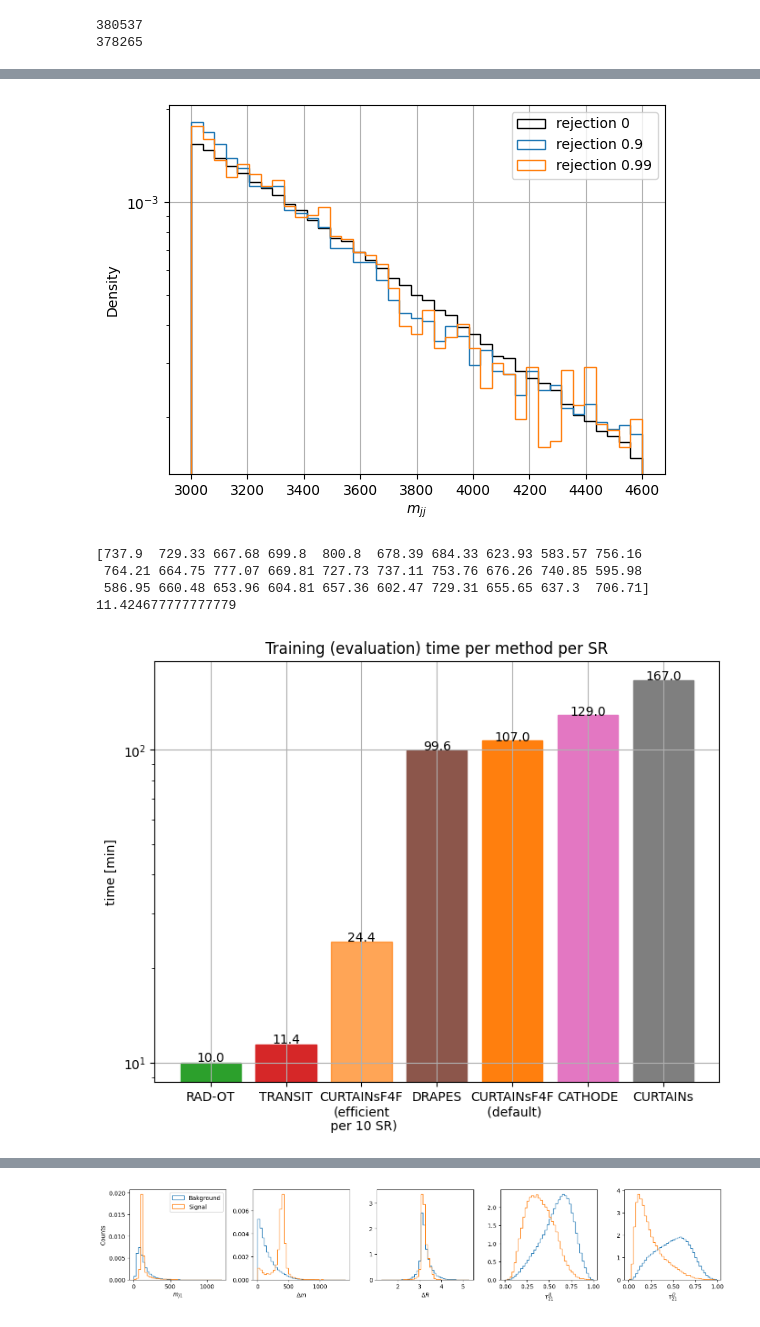
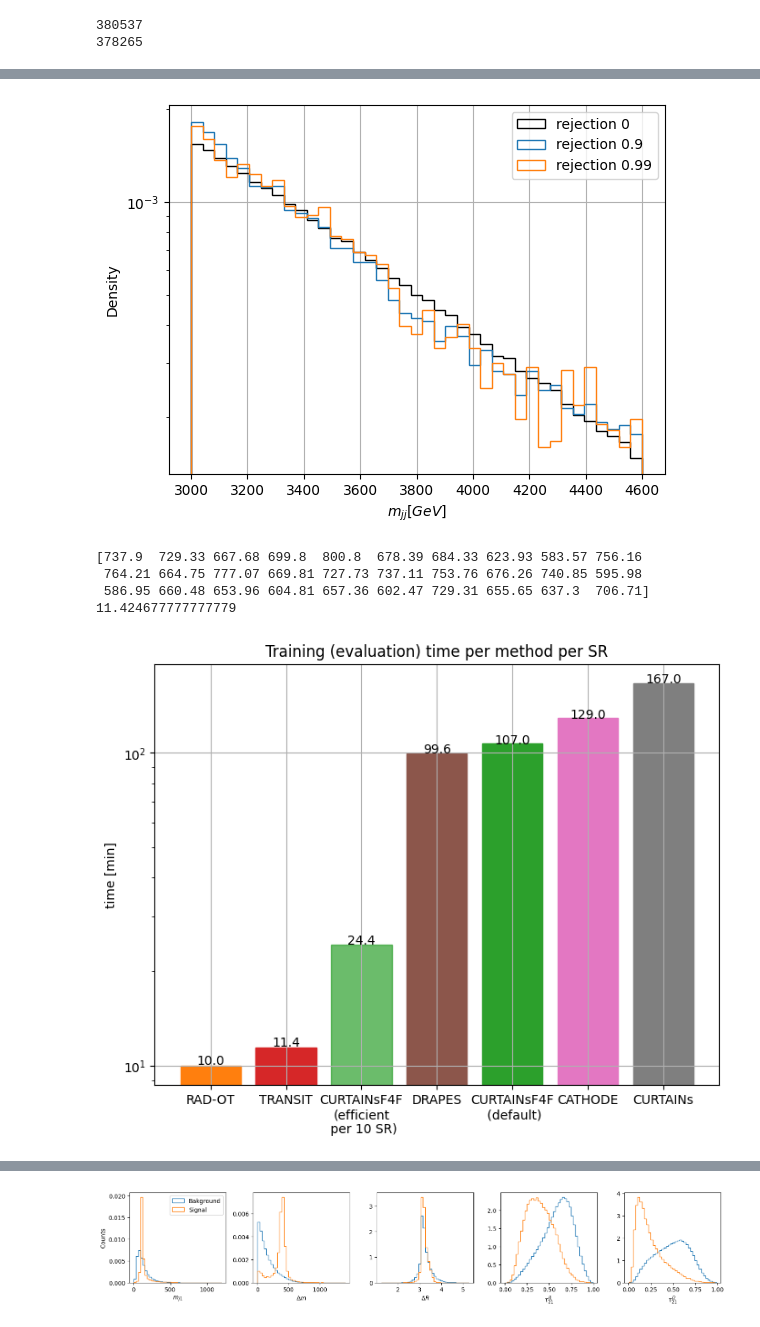
Before and after one commit to IvanOleksiyuk/transit-hep, a Jupyter notebook: twinturbo/scripts/final_plotsML4J.ipynb, the cells around one changed output, grey strips where cells are left out. Drawn from its saved outputs; the diff is of its cells as text; code cells hidden in the pictures.

```diff
--- a/twinturbo/scripts/final_plotsML4J.ipynb
+++ b/twinturbo/scripts/final_plotsML4J.ipynb
@@ -116,11 +116,11 @@ for i, rej_cut in enumerate(rej_cuts):
 plt.yscale("log")
 plt.legend()
 plt.grid()
-plt.xlabel("$m_{jj}$")
+plt.xlabel("$m_{jj} [GeV]$")
 plt.ylabel("Density")
 plt.savefig(save_folder+"mass_sculpting_template.png", bbox_inches='tight', dpi=300)
 # %% [output]
-[figure, old version]
+[figure, new version]
 # %%
 import os
 import re
@@ -154,31 +154,31 @@ print(np.mean(execution_times)/60)
 # %%
 # Make the speed plot
 values = [10, np.mean(execution_times)/60, 244/10, 1.66*60, 107, 129, 167]
 methods = ["RAD-OT", "TRANSIT", "CURTAINsF4F\n(efficient\n per 10 SR)", "DRAPES",  "CURTAINsF4F\n (default)", "CATHODE",  "CURTAINs"]
 
 # Plot
 plt.figure(figsize=(8, 6))
 bars = plt.bar(methods, values)
 for i, value in enumerate(values):
     plt.text(i, value + 0.1, f"{value:.1f}", ha='center')
 # Assign each bar a different color
-color_is = [2, 3, 1, 5, 1, 6, 7]
+color_is = [1, 3, 2, 5, 2, 6, 7]
 for i, bar in enumerate(bars):
     bar.set_color(plt.cm.tab10(color_is[i]))  # Using a colormap for varied colors
     if i==2:
         bar.set_alpha(0.7)  # Set transparency
 
 # Labels and title
 plt.ylabel("time [min]")
 plt.yscale("log")
 plt.grid()
 #plt.xlabel("Methods")
 plt.title("Training (evaluation) time per method per SR")
 
 # Show plot
-plt.savefig(save_folder + "speed_plot.png")
+plt.savefig(save_folder + "speed_plot.png", bbox_inches='tight', dpi=300)
 # %% [output]
-[figure, old version]
+[figure, new version]
 # %%
 df = pd.read_hdf("/home/users/o/oleksiyu/scratch/DATA/LHCO/events_anomalydetection_v2.features_prepCURTAINS.h5")
 # %%
```
Also changed, not shown: parts of 5 cells of this notebook, 37 other files.
